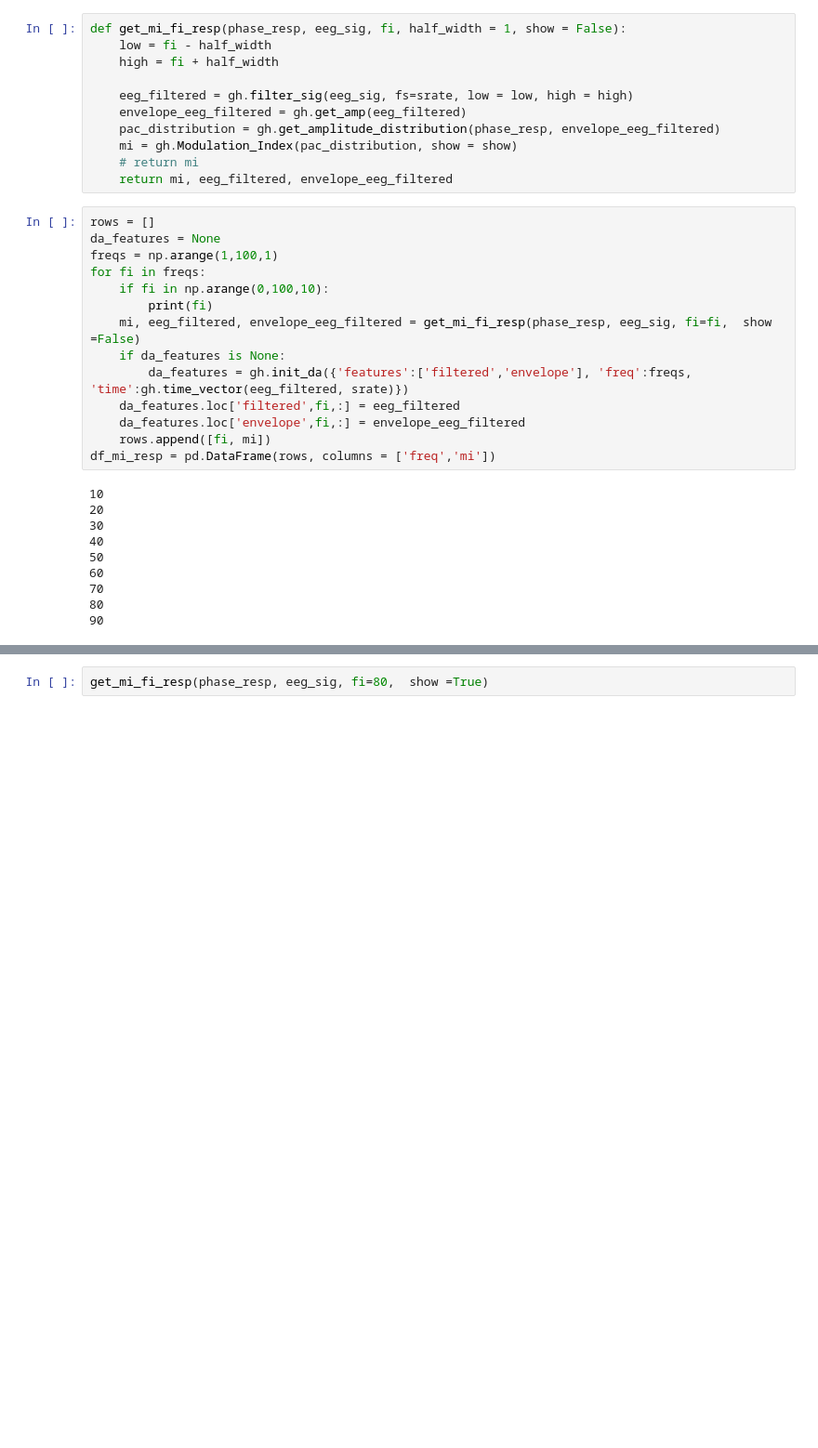
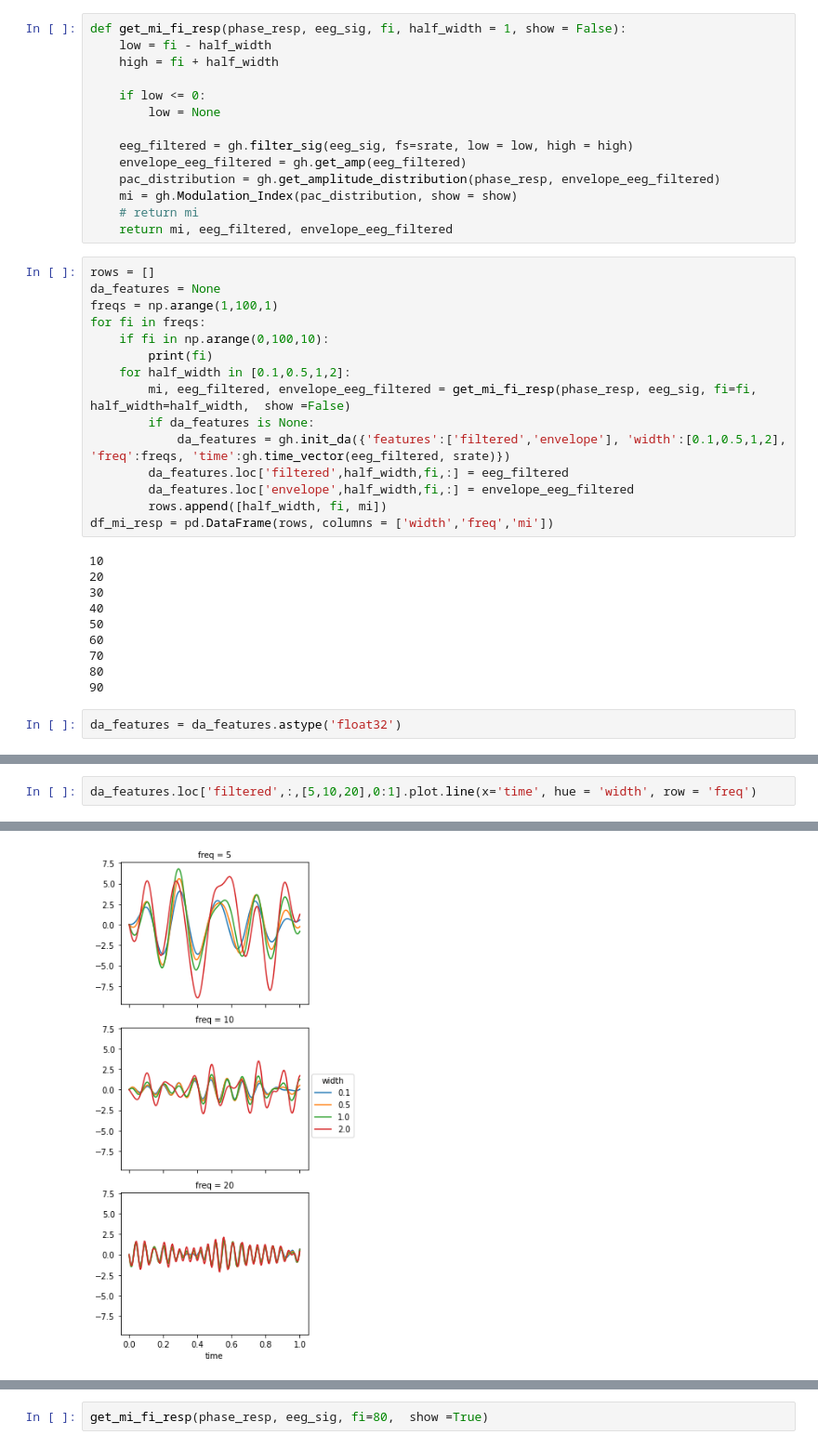
Before and after one commit to ValentinGhibaudo/Sleep_EEG_Respi, a Jupyter notebook: pac_rsp_slowwaves.ipynb, the cells around one changed output, grey strips where cells are left out. Shown at 93% size. Cells and saved outputs as stored; diff of their text form; blank space fills up the shorter version.

```diff
--- a/pac_rsp_slowwaves.ipynb
+++ b/pac_rsp_slowwaves.ipynb
@@ -317,6 +281,9 @@ gh.Modulation_Index(pac_distribution, show = True)
 def get_mi_fi_resp(phase_resp, eeg_sig, fi, half_width = 1, show = False):
     low = fi - half_width
     high = fi + half_width
+
+    if low <= 0:
+        low = None
 
     eeg_filtered = gh.filter_sig(eeg_sig, fs=srate, low = low, high = high)
     envelope_eeg_filtered = gh.get_amp(eeg_filtered)
@@ -331,13 +298,14 @@ freqs = np.arange(1,100,1)
 for fi in freqs:
     if fi in np.arange(0,100,10):
         print(fi)
-    mi, eeg_filtered, envelope_eeg_filtered = get_mi_fi_resp(phase_resp, eeg_sig, fi=fi,  show =False)
-    if da_features is None:
-        da_features = gh.init_da({'features':['filtered','envelope'], 'freq':freqs, 'time':gh.time_vector(eeg_filtered, srate)})
-    da_features.loc['filtered',fi,:] = eeg_filtered
-    da_features.loc['envelope',fi,:] = envelope_eeg_filtered
-    rows.append([fi, mi])
-df_mi_resp = pd.DataFrame(rows, columns = ['freq','mi'])
+    for half_width in [0.1,0.5,1,2]:
+        mi, eeg_filtered, envelope_eeg_filtered = get_mi_fi_resp(phase_resp, eeg_sig, fi=fi, half_width=half_width,  show =False)
+        if da_features is None:
+            da_features = gh.init_da({'features':['filtered','envelope'], 'width':[0.1,0.5,1,2], 'freq':freqs, 'time':gh.time_vector(eeg_filtered, srate)})
+        da_features.loc['filtered',half_width,fi,:] = eeg_filtered
+        da_features.loc['envelope',half_width,fi,:] = envelope_eeg_filtered
+        rows.append([half_width, fi, mi])
+df_mi_resp = pd.DataFrame(rows, columns = ['width','freq','mi'])
 # %% [output]
 10
 20
@@ -348,3 +316,5 @@ df_mi_resp = pd.DataFrame(rows, columns = ['freq','mi'])
 70
 80
 90
+# %%
+da_features = da_features.astype('float32')
@@ -350,0 +341,3 @@ df_mi_resp = pd.DataFrame(rows, columns = ['freq','mi'])
+# %%
+da_features.loc['filtered',:,[5,10,20],0:1].plot.line(x='time', hue = 'width', row = 'freq')
+# %% [output]
@@ -350,0 +345 @@ df_mi_resp = pd.DataFrame(rows, columns = ['freq','mi'])
+[figure, added]
```
Also changed, not shown: parts of 16 cells of this notebook, 2 other files.
